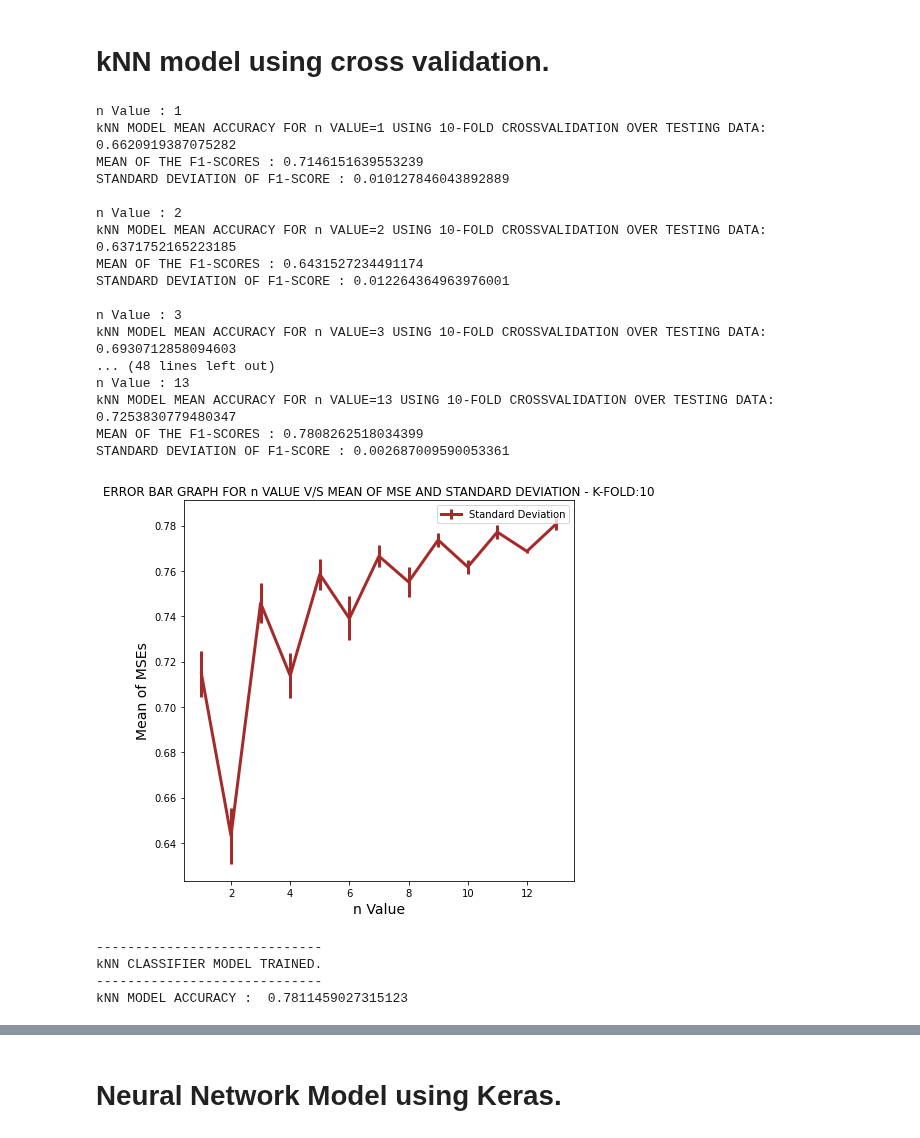
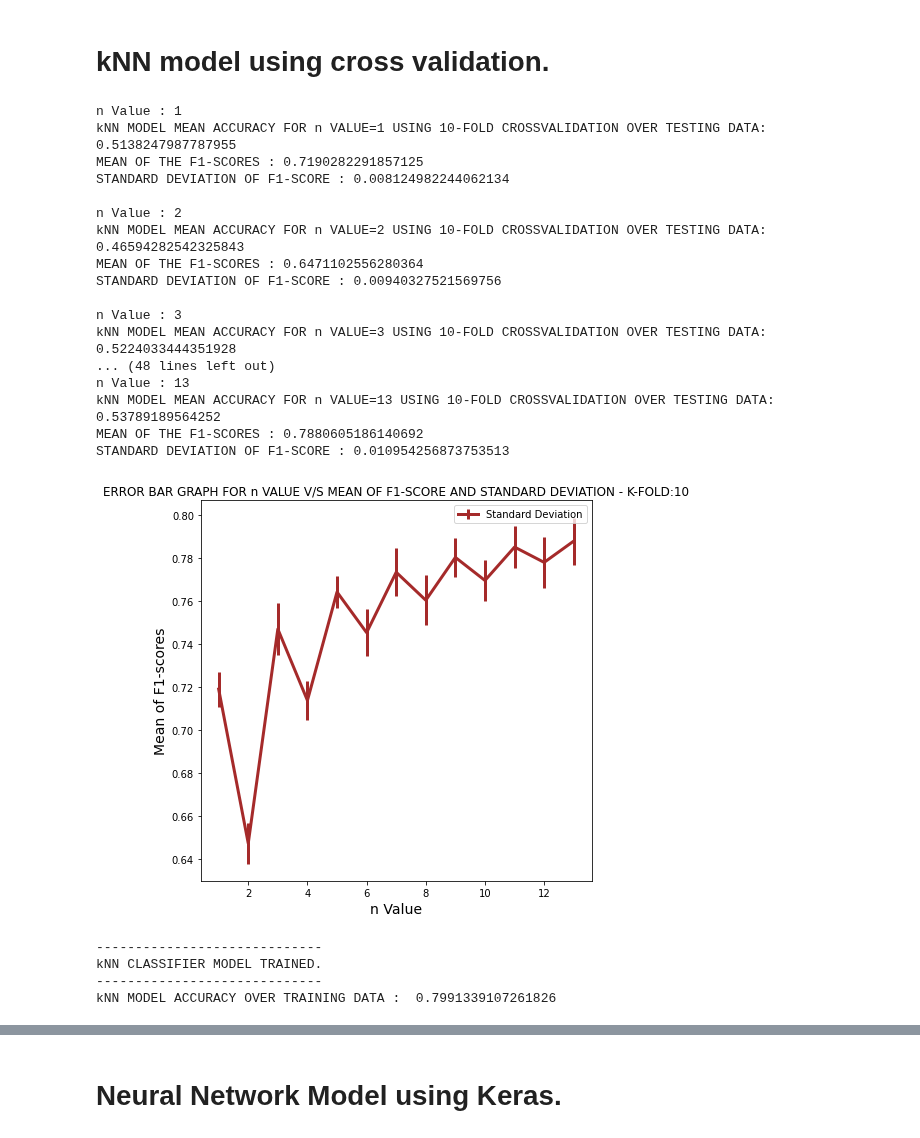
Before and after one commit to siddhesh21/Dublin-Rainfall-Analysis-Predictions, a Jupyter notebook: final_assignment/Rain_Prediction_Dublin.ipynb, the cells around one changed output, grey strips where cells are left out. Cells and saved outputs as stored; diff of their text form; code cells hidden in the pictures.

```diff
--- a/final_assignment/Rain_Prediction_Dublin.ipynb
+++ b/final_assignment/Rain_Prediction_Dublin.ipynb
@@ -556,13 +527,13 @@ for C_value in C_array:
     svmModel = svm.SVC(C = C_value, kernel = "rbf")
     temp=[]
     temp_acc = []
-    for train, test in kfold.split(norm_training_data):
-        svmModel.fit(norm_training_data[train], target_Arr[train])
-        ypred = svmModel.predict(norm_training_data[test])
-        temp_acc.append(accuracy_score(target_Arr[test],ypred))
-        ypred = svmModel.predict(norm_training_data)
+    for train, test in kfold.split(X_train):
+        svmModel.fit(X_train[train], y_train[train])
+        ypred = svmModel.predict(X_train[test])
+        temp_acc.append(accuracy_score(y_train[test],ypred))
+        ypred = svmModel.predict(X_train)
     mean_accuracy.append(np.array(temp_acc).mean())
-    scores = cross_val_score(svmModel,norm_training_data[train],target_Arr[train], cv=5, scoring='f1')
+    scores = cross_val_score(svmModel,X_train[train],y_train[train], cv=5, scoring='f1')
     f1_score.append(np.array(scores).mean())
     std_error.append(np.array(scores).std())
     print("C Value :",C_value)
@@ -573,7 +544,7 @@ plt.figure(figsize=(7,7))
 plt.errorbar(C_array,f1_score,yerr=std_error,linewidth=3, color = "brown")
 plt.xlabel('C Value', fontsize = 14)
 plt.ylabel('Mean of F1-Score', fontsize = 14)
-plt.title("ERROR BAR GRAPH FOR C VALUE V/S MEAN OF MSE AND STANDARD DEVIATION - K-FOLD:%s"%str(kfold_n))
+plt.title("ERROR BAR GRAPH FOR C VALUE V/S MEAN OF F1-SCORE AND STANDARD DEVIATION - K-FOLD:%s"%str(kfold_n))
 plt.legend(["Standard Deviation"], bbox_to_anchor=(1, 1))
 plt.show()
 # %% [output]
@@ -599,16 +570,11 @@ STANDARD DEVIATION OF F1-SCORE : 0.007707298129975394
 #Chosen model with best suited C value.
 C_value = 10
 svmModel = svm.SVC(C = C_value, kernel = "rbf")
-svmModel.fit(norm_training_data,target_Arr)
+svmModel.fit(X_train,y_train)
 print("\n-------------------------------\nSVM MODEL TRAINED FOR C=%s.\n-------------------------------"%str(C_value))
 SVMintercept_value = svmModel.intercept_
-#     SVMtheta1 = svmModel.coef_[0,0]
-#     SVMtheta2 = svmModel.coef_[0,1]
 print("INTERCEPT VALUE :", SVMintercept_value[0])
-#     print("theta1 :", SVMtheta1)
-#     print("theta2 :", SVMtheta2)
-print("MODEL SCORE FOR C=%s :"%str(C_value),svmModel.score(norm_training_data,target_Arr))
-y_pred_SVM = svmModel.predict(norm_training_data)
+print("SVM MODEL SCORE FOR  OVER TRAINING DATA FOR C=%s :"%str(C_value),svmModel.score(X_train,y_train))
 # %% [output]
 -------------------------------
 SVM MODEL TRAINED FOR C=10.
@@ -637,62 +622,62 @@ Recall:  0.8619604316546763
 neigh_arr = [1,2,3,4,5,6,7,8,9,10,11,12,13]
 f1_score=[]
 std_error=[]
 mean_accuracy = []
 for neigh_size in neigh_arr:
     kfold_n = 10
     kfold = KFold(n_splits=kfold_n)
-    model = KNeighborsClassifier(n_neighbors=neigh_size)
+    kNNmodel = KNeighborsClassifier(n_neighbors=neigh_size)
     temp=[]
     temp_acc = []
-    for train, test in kfold.split(norm_training_data):
-        model.fit(norm_training_data[train], target_Arr[train])
-        ypred = model.predict(norm_training_data[test])
-        temp_acc.append(accuracy_score(target_Arr[test],ypred))
-        ypred = model.predict(norm_training_data)
+    for train, test in kfold.split(X_train):
+        kNNmodel.fit(norm_training_data[train], y_train[train])
+        ypred = kNNmodel.predict(X_train[test])
+        temp_acc.append(accuracy_score(y_train[test],ypred))
+        ypred = kNNmodel.predict(X_train)
     mean_accuracy.append(np.array(temp_acc).mean())
-    scores = cross_val_score(model,norm_training_data[train],target_Arr[train], cv=5, scoring='f1')
+    scores = cross_val_score(kNNmodel,X_train[train],y_train[train], cv=5, scoring='f1')
     f1_score.append(np.array(scores).mean())
     std_error.append(np.array(scores).std())
     print("n Value :",neigh_size)
     print("kNN MODEL MEAN ACCURACY FOR n VALUE=%d USING 10-FOLD CROSSVALIDATION OVER TESTING DATA: "%neigh_size,mean_accuracy[-1])
     print("MEAN OF THE F1-SCORES :",f1_score[-1])
     print("STANDARD DEVIATION OF F1-SCORE :",std_error[-1],"\n")
 
 plt.figure(figsize=(7,7))
 plt.errorbar(neigh_arr,f1_score,yerr=std_error,linewidth=3, color = "brown")
 plt.xlabel('n Value', fontsize = 14)
-plt.ylabel('Mean of MSEs', fontsize = 14)
-plt.title("ERROR BAR GRAPH FOR n VALUE V/S MEAN OF MSE AND STANDARD DEVIATION - K-FOLD:%s"%str(kfold_n))
+plt.ylabel('Mean of F1-scores', fontsize = 14)
+plt.title("ERROR BAR GRAPH FOR n VALUE V/S MEAN OF F1-SCORE AND STANDARD DEVIATION - K-FOLD:%s"%str(kfold_n))
 plt.legend(["Standard Deviation"], bbox_to_anchor=(1, 1))
 plt.show()
 # %% [output]
 n Value : 1
-kNN MODEL MEAN ACCURACY FOR n VALUE=1 USING 10-FOLD CROSSVALIDATION OVER TESTING DATA:  0.6620919387075282
-MEAN OF THE F1-SCORES : 0.7146151639553239
-STANDARD DEVIATION OF F1-SCORE : 0.010127846043892889
+kNN MODEL MEAN ACCURACY FOR n VALUE=1 USING 10-FOLD CROSSVALIDATION OVER TESTING DATA:  0.5138247987787955
+MEAN OF THE F1-SCORES : 0.7190282291857125
+STANDARD DEVIATION OF F1-SCORE : 0.008124982244062134
 
 n Value : 2
-kNN MODEL MEAN ACCURACY FOR n VALUE=2 USING 10-FOLD CROSSVALIDATION OVER TESTING DATA:  0.6371752165223185
-MEAN OF THE F1-SCORES : 0.6431527234491174
-STANDARD DEVIATION OF F1-SCORE : 0.012264364963976001
+kNN MODEL MEAN ACCURACY FOR n VALUE=2 USING 10-FOLD CROSSVALIDATION OVER TESTING DATA:  0.46594282542325843
+MEAN OF THE F1-SCORES : 0.6471102556280364
+STANDARD DEVIATION OF F1-SCORE : 0.00940327521569756
 
 n Value : 3
-kNN MODEL MEAN ACCURACY FOR n VALUE=3 USING 10-FOLD CROSSVALIDATION OVER TESTING DATA:  0.6930712858094603
+kNN MODEL MEAN ACCURACY FOR n VALUE=3 USING 10-FOLD CROSSVALIDATION OVER TESTING DATA:  0.5224033444351928
 ... (48 lines left out)
 n Value : 13
-kNN MODEL MEAN ACCURACY FOR n VALUE=13 USING 10-FOLD CROSSVALIDATION OVER TESTING DATA:  0.7253830779480347
-MEAN OF THE F1-SCORES : 0.7808262518034399
-STANDARD DEVIATION OF F1-SCORE : 0.002687009590053361
+kNN MODEL MEAN ACCURACY FOR n VALUE=13 USING 10-FOLD CROSSVALIDATION OVER TESTING DATA:  0.53789189564252
+MEAN OF THE F1-SCORES : 0.7880605186140692
+STANDARD DEVIATION OF F1-SCORE : 0.010954256873753513
-[figure, old version]
+[figure, new version]
 # %%
-kNN_Model = KNeighborsClassifier(n_neighbors=7)
-kNN_Model.fit(norm_training_data, target_Arr)
+kNNmodel = KNeighborsClassifier(n_neighbors=4)
+kNNmodel.fit(X_train, y_train)
 print("-----------------------------\nkNN CLASSIFIER MODEL TRAINED.\n-----------------------------")
-y_pred = kNN_Model.predict(norm_training_data)
-kNN_accuracy = accuracy_score(target_Arr,y_pred)
-print("kNN MODEL ACCURACY : ",kNN_accuracy)
+y_pred_kNN = kNNmodel.predict(X_train)
+kNN_accuracy = accuracy_score(y_train,y_pred_kNN)
+print("kNN MODEL ACCURACY OVER TRAINING DATA : ",kNN_accuracy)
 # %% [output]
 -----------------------------
 kNN CLASSIFIER MODEL TRAINED.
 -----------------------------
-kNN MODEL ACCURACY :  0.7811459027315123
+kNN MODEL ACCURACY OVER TRAINING DATA :  0.7991339107261826
```
Also changed, not shown: parts of 33 cells of this notebook, 1 other file.
